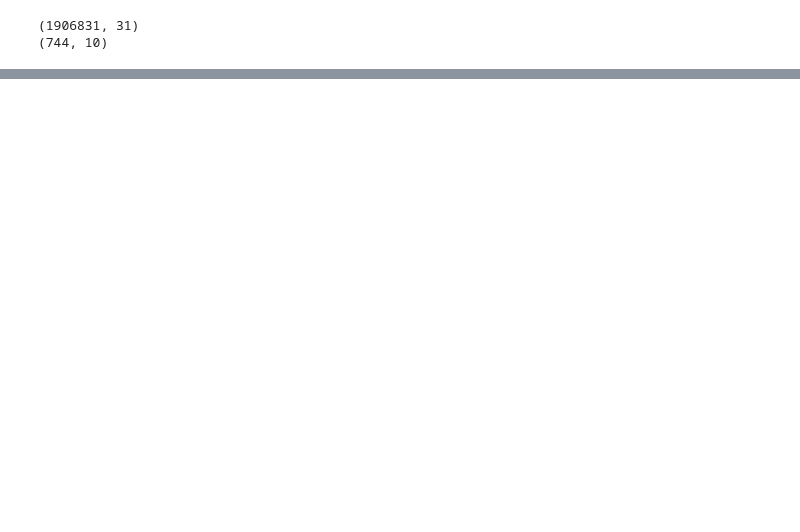
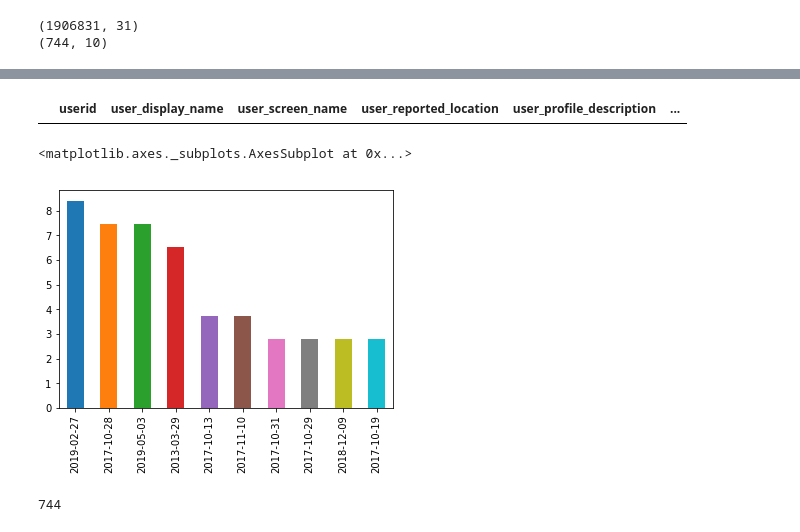
Before and after one commit to Carlping/Information-operations-directed-at-Hong-Kong, a Jupyter notebook: twitter_eda.ipynb, the cells around one changed output, grey strips where cells are left out. Drawn from its saved outputs; the diff is of its cells as text; code cells hidden in the pictures; blank space fills up the shorter version.

```diff
--- a/twitter_eda.ipynb
+++ b/twitter_eda.ipynb
@@ -37,0 +76,15 @@ print(user.shape)
+# %%
+user[(user['following_count'] >= 2001) & (user['follower_count'] <2000)]
+# %% [output]
+|  | userid | user_display_name | user_screen_name | user_reported_location | user_profile_description | ... |
+# %%
+no_follow = user[(user['following_count'] == 0) & (user['follower_count'] == 0)].copy()
+fig = plt.figure()
+((pd.value_counts(no_follow['account_creation_date'])[:10])/107*100).plot.bar()
+# %% [output]
+<matplotlib.axes._subplots.AxesSubplot at 0x...>
+[figure, added]
+# %%
+user['userid'].nunique()
+# %% [output]
+744
```
Also changed, not shown: parts of 21 cells of this notebook.
